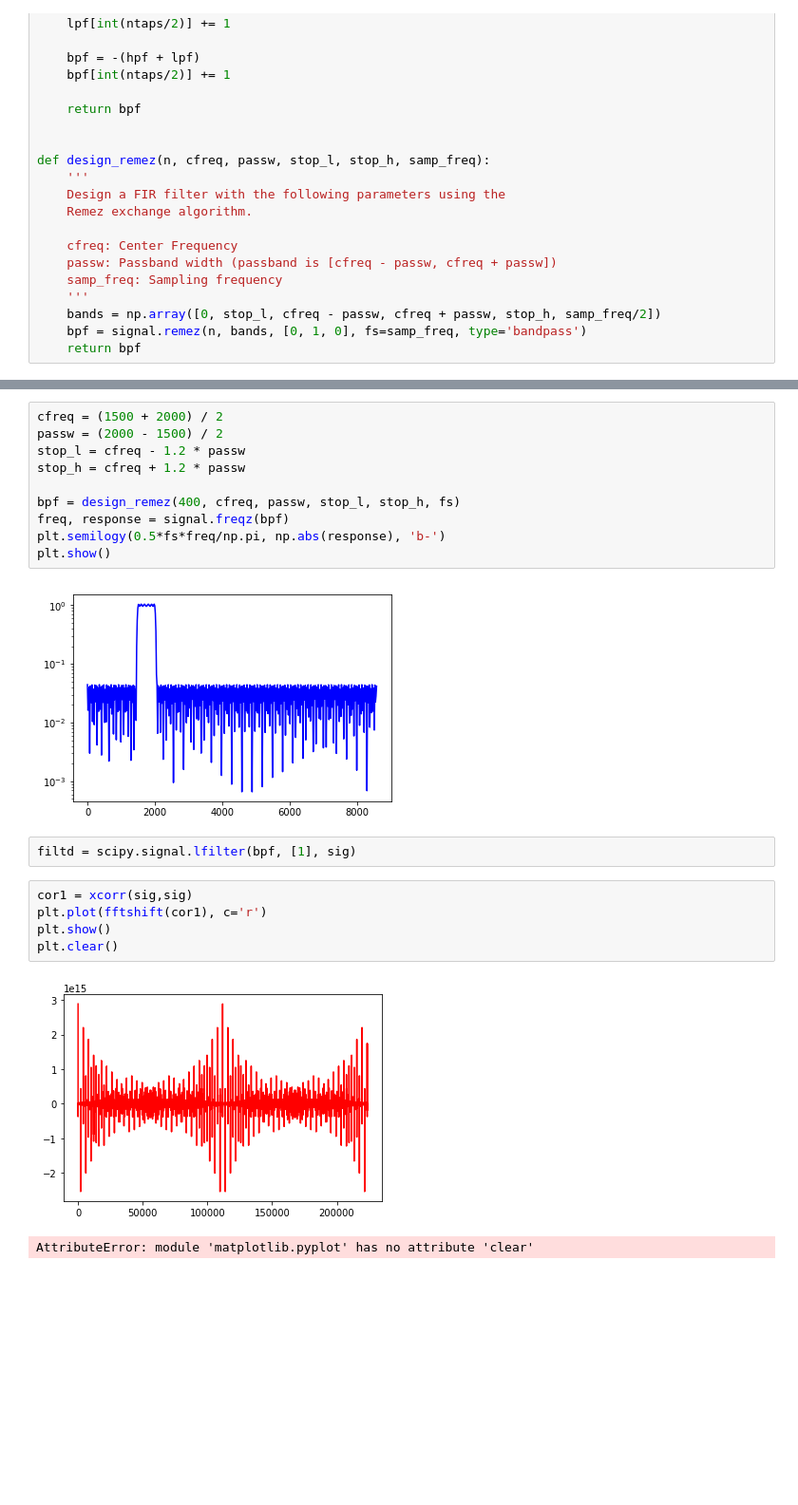
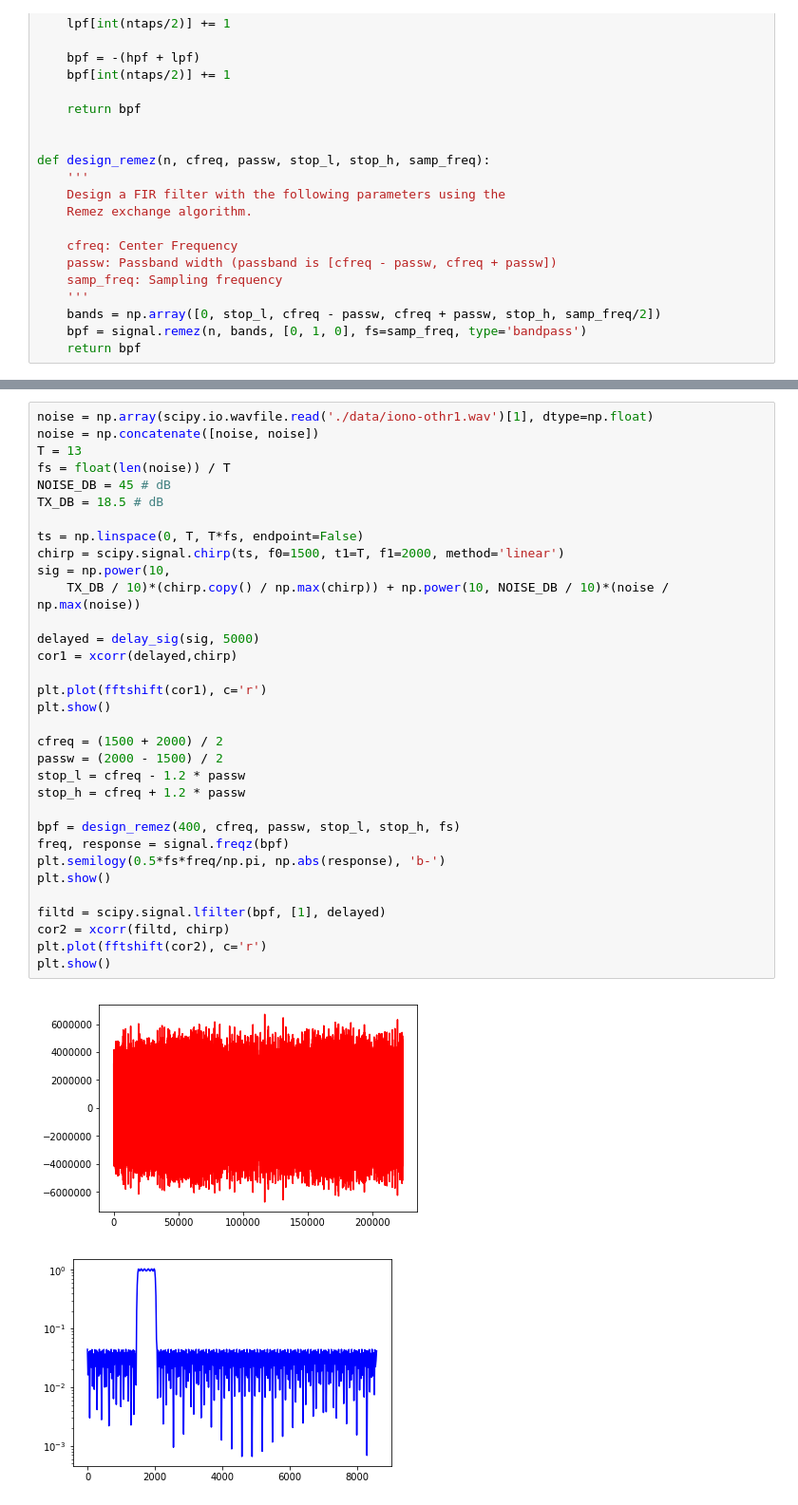
Before and after one commit to blair3sat/irss, a Jupyter notebook: chirpfinder_sim.ipynb, the cells around one changed output, grey strips where cells are left out. Shown at 95% size. Drawn from its saved outputs; the diff is of its cells as text; blank space fills up the shorter version.

```diff
--- a/chirpfinder_sim.ipynb
+++ b/chirpfinder_sim.ipynb
@@ -133,22 +112,36 @@ plt.show()
-# %%
-cfreq = (1500 + 2000) / 2
-passw = (2000 - 1500) / 2
-stop_l = cfreq - 1.2 * passw
-stop_h = cfreq + 1.2 * passw
-
-bpf = design_remez(400, cfreq, passw, stop_l, stop_h, fs)
-freq, response = signal.freqz(bpf)
-plt.semilogy(0.5*fs*freq/np.pi, np.abs(response), 'b-')
-plt.show()
-# %% [output]
-[figure, removed]
-# %%
-filtd = scipy.signal.lfilter(bpf, [1], sig)
-# %%
-cor1 = xcorr(sig,sig)
-plt.plot(fftshift(cor1), c='r')
-plt.show()
-plt.clear()
-# %% [output]
-[figure, removed]
-AttributeError: module 'matplotlib.pyplot' has no attribute 'clear'
+# %%
+noise = np.array(scipy.io.wavfile.read('./data/iono-othr1.wav')[1], dtype=np.float)
+noise = np.concatenate([noise, noise])
+T = 13
+fs = float(len(noise)) / T
+NOISE_DB = 45 # dB
+TX_DB = 18.5 # dB
+
+ts = np.linspace(0, T, T*fs, endpoint=False)
+chirp = scipy.signal.chirp(ts, f0=1500, t1=T, f1=2000, method='linear')
+sig = np.power(10,
+    TX_DB / 10)*(chirp.copy() / np.max(chirp)) + np.power(10, NOISE_DB / 10)*(noise / np.max(noise))
+
+delayed = delay_sig(sig, 5000)
+cor1 = xcorr(delayed,chirp)
+
+plt.plot(fftshift(cor1), c='r')
+plt.show()
+
+cfreq = (1500 + 2000) / 2
+passw = (2000 - 1500) / 2
+stop_l = cfreq - 1.2 * passw
+stop_h = cfreq + 1.2 * passw
+
+bpf = design_remez(400, cfreq, passw, stop_l, stop_h, fs)
+freq, response = signal.freqz(bpf)
+plt.semilogy(0.5*fs*freq/np.pi, np.abs(response), 'b-')
+plt.show()
+
+filtd = scipy.signal.lfilter(bpf, [1], delayed)
+cor2 = xcorr(filtd, chirp)
+plt.plot(fftshift(cor2), c='r')
+plt.show()
+# %% [output]
+[figure, added]
+[figure, added]
```
Also changed, not shown: parts of 4 cells of this notebook.
